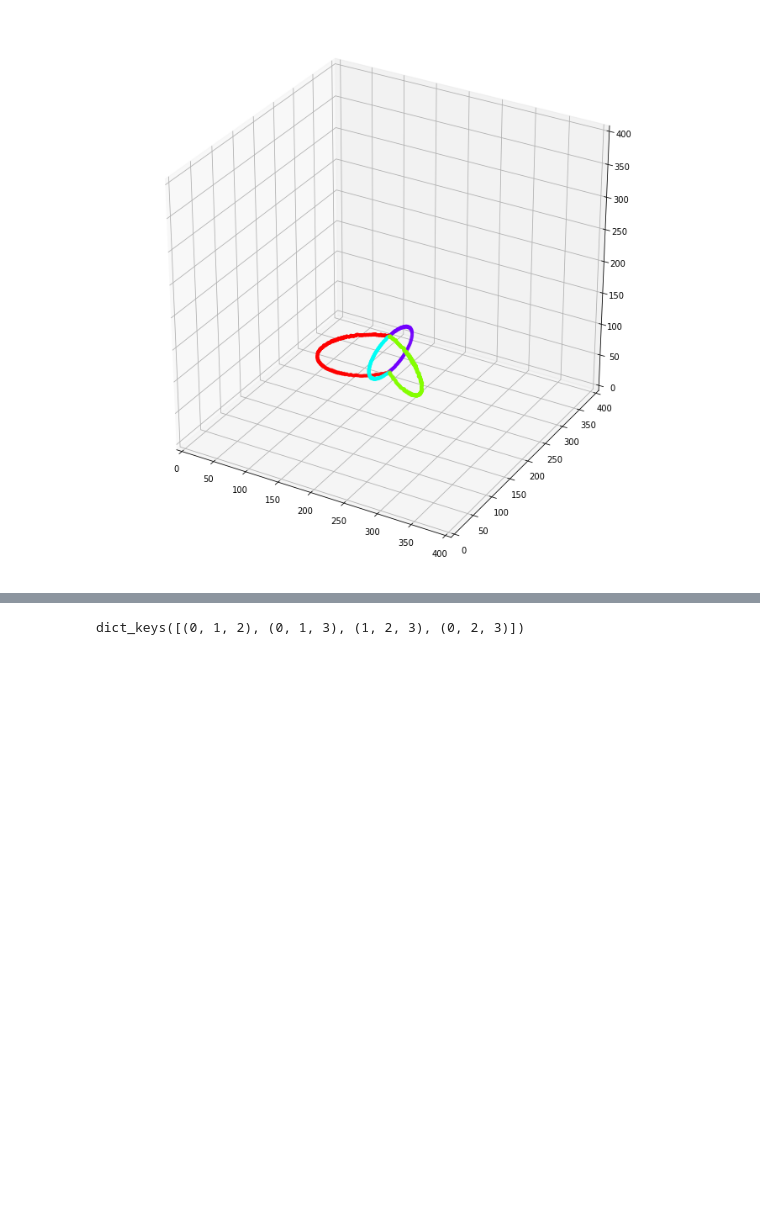
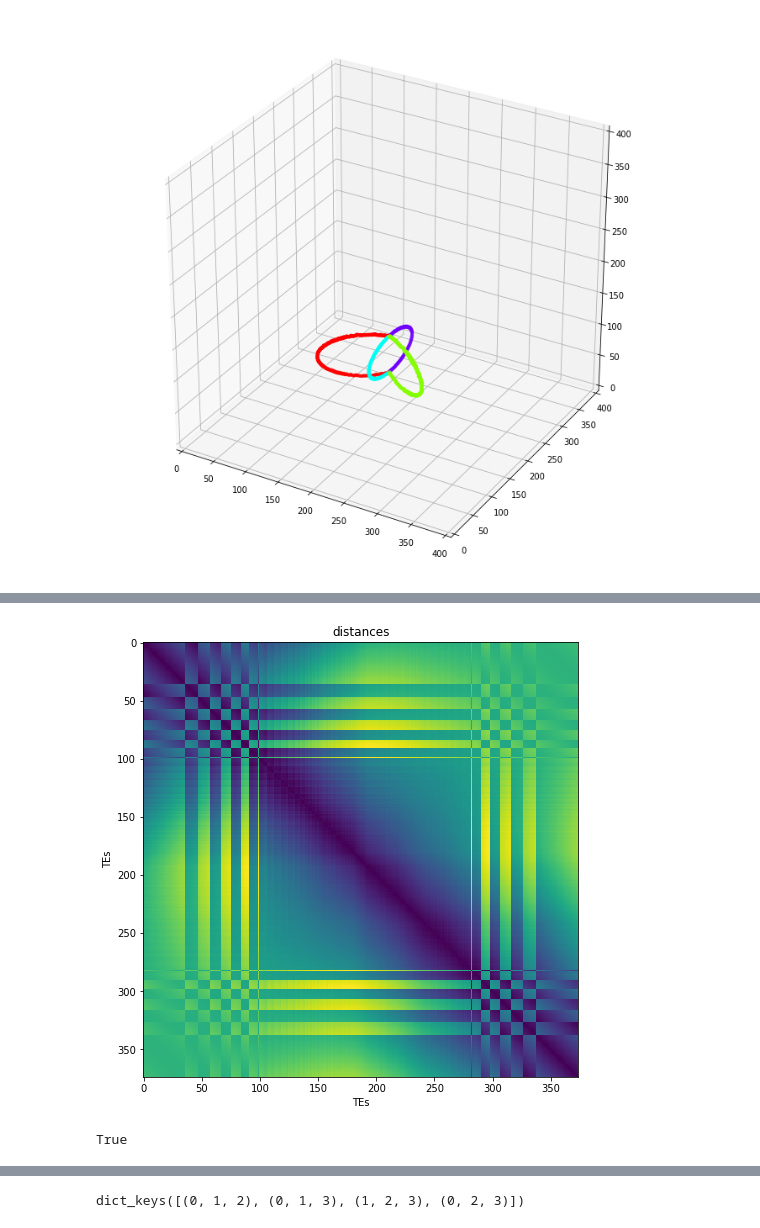
Before and after one commit to amarallab/pyCFI, a Jupyter notebook: notebooks/DEV_anglesJ.ipynb, the cells around one changed output, grey strips where cells are left out. Cells and saved outputs as stored; diff of their text form; code cells hidden in the pictures; blank space fills up the shorter version.

```diff
--- a/notebooks/DEV_anglesJ.ipynb
+++ b/notebooks/DEV_anglesJ.ipynb
@@ -180,0 +182,34 @@ plt.show()
+# %%
+### Get an example TJ
+
+TJ = TJs[list(TJs.keys())[0]]
+# %%
+### Get all pairwise distances
+
+import scipy.spatial.distance as ds
+dists = ds.squareform(ds.pdist(TJ))
+# %%
+### Plot distance matrix
+
+plt.figure(figsize=(8,8))
+plt.imshow(dists)
+plt.title("distances")
+plt.xlabel('TEs')
+plt.ylabel('TEs')
+plt.show()
+# %% [output]
+[figure, added]
+# %%
+### Generate graph based on N nearest neighbors
+
+# Get nearest neighbors
+from sklearn.neighbors import NearestNeighbors  # TODO: Replace with scipy kdTRee
+N_neighbors = 10  # Note: the outcome seems quite robust to this number; still think about how to set this?
+NN_graph = NearestNeighbors(10).fit(dists).kneighbors_graph()
+
+# Create the graph
+import networkx as nx
+G = nx.from_scipy_sparse_matrix(NN_graph)
+nx.is_connected(G)  # TODO: Use this as a sanity check!
+# %% [output]
+True
```
Also changed, not shown: parts of 31 cells of this notebook.
